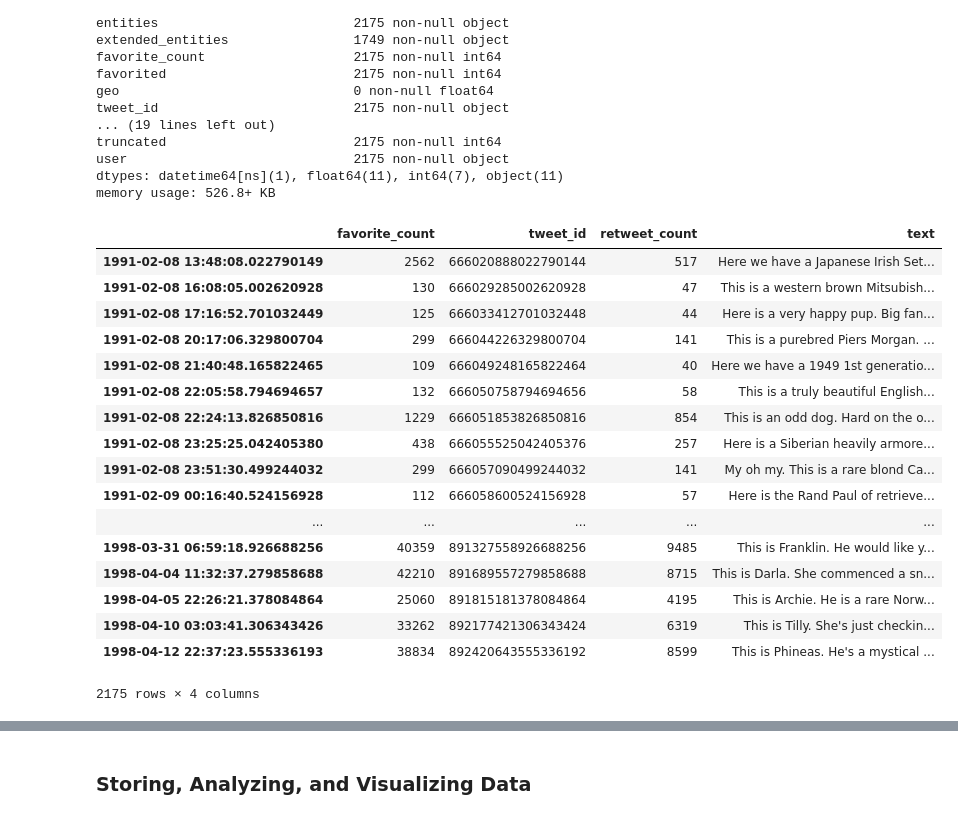
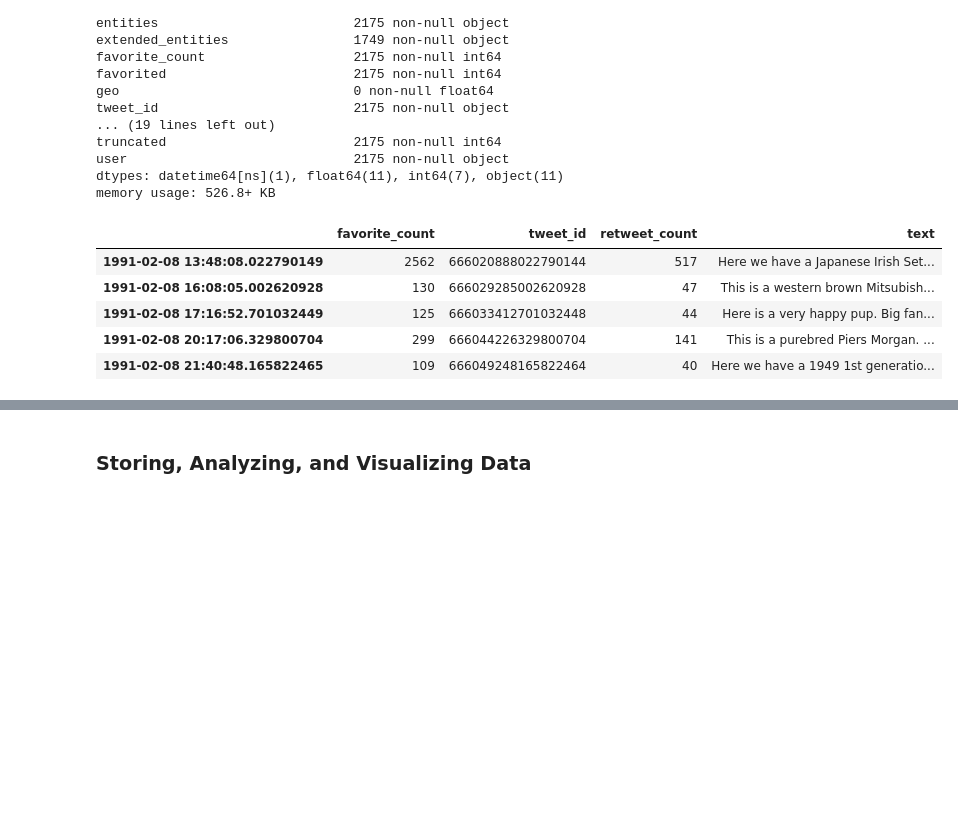
Before and after one commit to geoniju/PythonLearning, a Jupyter notebook: wrangle_act.ipynb, the cells around one changed output, grey strips where cells are left out. Cells and saved outputs as stored; diff of their text form; code cells hidden in the pictures; blank space fills up the shorter version.

```diff
--- a/wrangle_act.ipynb
+++ b/wrangle_act.ipynb
@@ -512,24 +491,12 @@ df_tweet_clean.drop(['contributors',
                      'truncated',
                      'user'], axis=1,inplace=True)
 # %%
-df_tweet_clean
+df_tweet_clean.head()
 # %% [output]
 |  | favorite_count | tweet_id | retweet_count | text |
 | 1991-02-08 13:48:08.022790149 | 2562 | 666020888022790144 | 517 | Here we have a Japanese Irish Set... |
 | 1991-02-08 16:08:05.002620928 | 130 | 666029285002620928 | 47 | This is a western brown Mitsubish... |
 | 1991-02-08 17:16:52.701032449 | 125 | 666033412701032448 | 44 | Here is a very happy pup. Big fan... |
 | 1991-02-08 20:17:06.329800704 | 299 | 666044226329800704 | 141 | This is a purebred Piers Morgan. ... |
 | 1991-02-08 21:40:48.165822465 | 109 | 666049248165822464 | 40 | Here we have a 1949 1st generatio... |
-| 1991-02-08 22:05:58.794694657 | 132 | 666050758794694656 | 58 | This is a truly beautiful English... |
-| 1991-02-08 22:24:13.826850816 | 1229 | 666051853826850816 | 854 | This is an odd dog. Hard on the o... |
-| 1991-02-08 23:25:25.042405380 | 438 | 666055525042405376 | 257 | Here is a Siberian heavily armore... |
-| 1991-02-08 23:51:30.499244032 | 299 | 666057090499244032 | 141 | My oh my. This is a rare blond Ca... |
-| 1991-02-09 00:16:40.524156928 | 112 | 666058600524156928 | 57 | Here is the Rand Paul of retrieve... |
-| ... | ... | ... | ... | ... |
-| 1998-03-31 06:59:18.926688256 | 40359 | 891327558926688256 | 9485 | This is Franklin. He would like y... |
-| 1998-04-04 11:32:37.279858688 | 42210 | 891689557279858688 | 8715 | This is Darla. She commenced a sn... |
-| 1998-04-05 22:26:21.378084864 | 25060 | 891815181378084864 | 4195 | This is Archie. He is a rare Norw... |
-| 1998-04-10 03:03:41.306343426 | 33262 | 892177421306343424 | 6319 | This is Tilly. She's just checkin... |
-| 1998-04-12 22:37:23.555336193 | 38834 | 892420643555336192 | 8599 | This is Phineas. He's a mystical ... |
-2175 rows × 4 columns
 # %%
```
Also changed, not shown: parts of 88 cells of this notebook, 9 other files.
